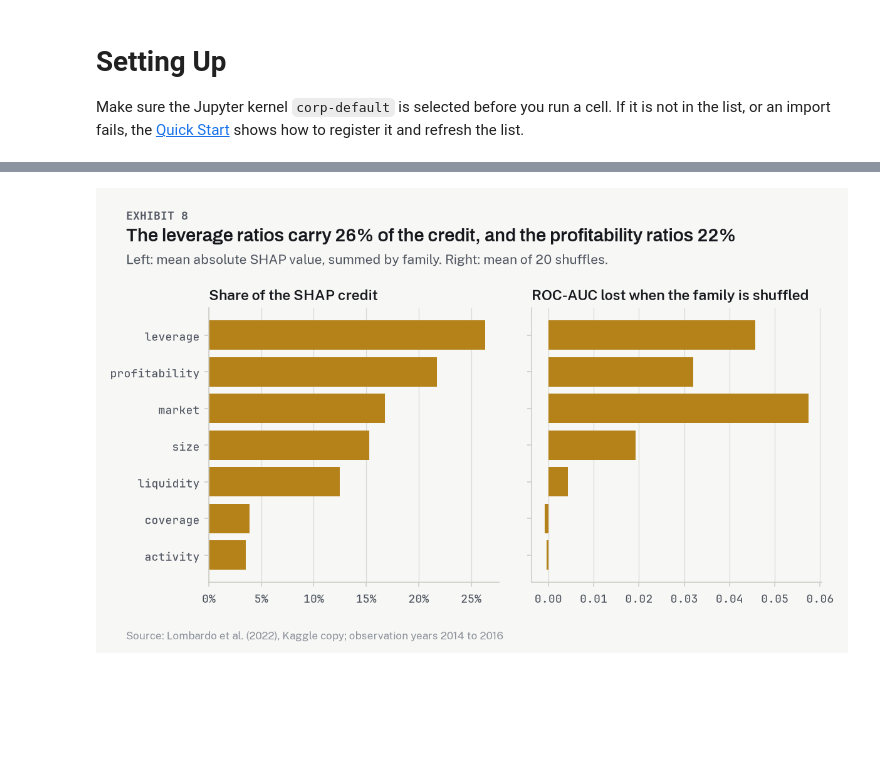
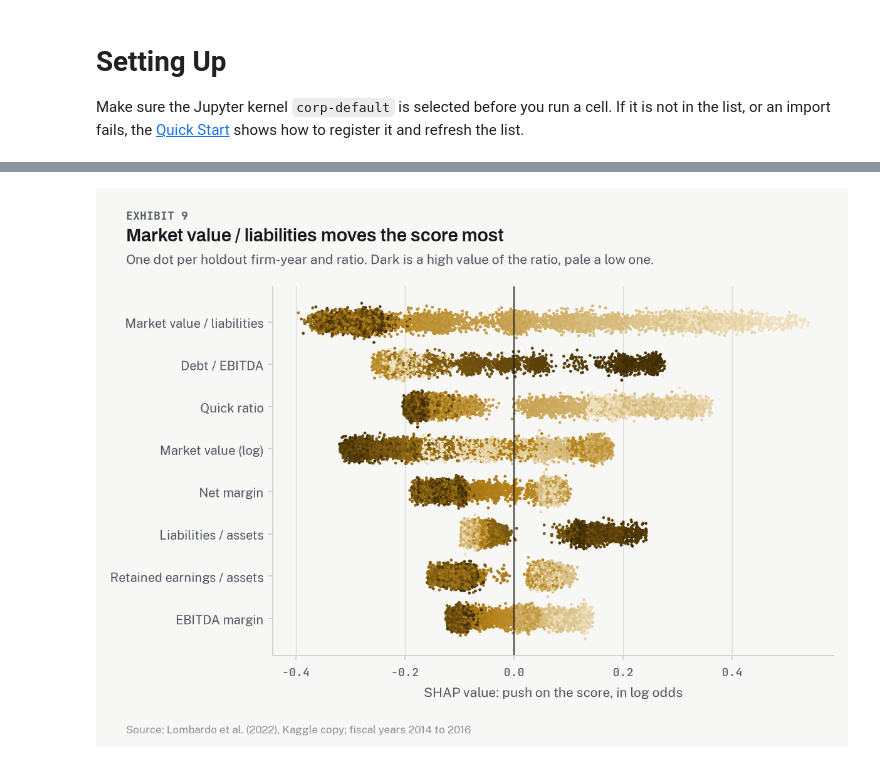
Before and after one commit to lenamonj/corp-default, a Jupyter notebook: notebooks/07_the_verdict.ipynb, the cells around one changed output, grey strips where cells are left out. Drawn from its saved outputs; the diff is of its cells as text; code cells hidden in the pictures; blank space fills up the shorter version.

```diff
--- a/notebooks/07_the_verdict.ipynb
+++ b/notebooks/07_the_verdict.ipynb
@@ -1118,58 +1186,33 @@ Q. Which families of ratios drive the score?
 # %%
-tree = fitted[CHOSEN]
-inputs_holdout = tree.prepare(sealed)
-explained = shap.TreeExplainer(tree.model)(inputs_holdout)
-credit = pd.DataFrame(explained.values, columns=RATIOS)
-FAMILY_OF = {name: family for family, members in FAMILIES.items() for name in members}
+TOP = credit.abs().mean().sort_values(ascending=False).index[:8]
+rank_of = inputs_holdout[RATIOS].rank(pct=True)
+ramp = LinearSegmentedColormap.from_list("ramp", ["#F1E4C3", COLORS["trees"], "#3B2A05"])
+jitter = np.random.default_rng(SEED).normal(0, 0.11, len(credit))
 
-by_family = credit.abs().mean().groupby(FAMILY_OF).sum()
-shap_share = (by_family / by_family.sum()).sort_values()
+fig, ax = plt.subplots(figsize=(viz.EXHIBIT_WIDTH_IN, 4.6))
+for y_at, name in enumerate(TOP[::-1]):
+    ax.scatter(credit[name], y_at + jitter, c=rank_of[name], cmap=ramp, s=5, linewidths=0,
+               rasterized=True)  # fmt: skip
+ax.axvline(0, color=viz.INK, linewidth=0.8)
+ax.set_yticks(range(len(TOP)), [viz.label(name) for name in TOP[::-1]])
+ax.set_xlabel("SHAP value: push on the score, in log odds")
+ax.grid(axis="y", visible=False)
 
-rng = np.random.default_rng(SEED)
-REPEATS = 20
-base_auc = roc_auc_score(sealed["target"], hold["pct"])
-drops = {}
-for family, members in FAMILIES.items():
-    falls = []
-    for _ in range(REPEATS):
-        shuffled = inputs_holdout.copy()
-        shuffled[members] = shuffled[members].to_numpy()[rng.permutation(len(shuffled))]
-        pct = within_year_percentile(
-            pd.Series(tree.model.predict_proba(shuffled)[:, 1]), sealed["year"]
-        )
-        falls.append(base_auc - roc_auc_score(sealed["target"], pct))
-    drops[family] = np.mean(falls)
-drops = pd.Series(drops)
-
-fig, (left, right) = plt.subplots(1, 2, figsize=(viz.EXHIBIT_WIDTH_IN, 3.6), sharey=True)
-left.barh(shap_share.index, shap_share, color=COLORS["trees"])
-right.barh(shap_share.index, drops[shap_share.index], color=COLORS["trees"])
-left.set_title("Share of the SHAP credit")
-right.set_title("ROC-AUC lost when the family is shuffled")
-left.xaxis.set_major_formatter(PercentFormatter(1, decimals=0))
-for ax in (left, right):
-    ax.grid(axis="y", visible=False)
-
-store.put("top_family", shap_share.index[-1])
-store.put("top_family_share", shap_share.iloc[-1])
-store.put("second_family", shap_share.index[-2])
-store.put("second_family_share", shap_share.iloc[-2])
-store.put("top_family_drop", drops[shap_share.index[-1]])
-store.put("top_by_shuffle", drops.idxmax())
-# The readings say: leverage leads by SHAP, the market family by shuffling, and coverage and
-# activity are last by both.
-assert shap_share.index[-1] == "leverage" and drops.idxmax() == "market"
-assert (
-    set(shap_share.index[:2])
-    == set(drops.abs().sort_values().index[:2])
-    == {"coverage", "activity"}
-)
+direction = pd.Series({name: credit[name].corr(rank_of[name], method="spearman") for name in TOP})
+store.put("top_ratio", TOP[0])
+store.put("second_ratio", TOP[1])
+store.put("third_ratio", TOP[2])
+store.put("top_ratio_share", credit[TOP[0]].abs().mean() / credit.abs().mean().sum())
+# The reading says each leading ratio pushes the way a credit analyst expects. Checked here.
+RAISES_RISK_WHEN_HIGH = {"debt_to_ebitda", "liabilities_to_assets"}
+assert all((direction[name] > 0) == (name in RAISES_RISK_WHEN_HIGH) for name in TOP)
+assert TOP[0] == "mve_to_liabilities"
 
 viz.exhibit(
     fig,
-    f"The {shap_share.index[-1]} ratios carry {shap_share.iloc[-1]:.0%} of the credit, and the "
-    f"{shap_share.index[-2]} ratios {shap_share.iloc[-2]:.0%}",
-    f"Left: mean absolute SHAP value, summed by family. Right: mean of {REPEATS} shuffles.",
-    f"{SOURCE}; observation years {HOLDOUT[0]} to {HOLDOUT[1]}",
+    f"{viz.label(TOP[0])} moves the score most",
+    "One dot per holdout firm-year and ratio. Dark is a high value of the ratio, pale a low one.",
+    f"{SOURCE}; fiscal years {HOLDOUT[0]} to {HOLDOUT[1]}",
 )
+direction.round(2).to_frame("rank correlation of the ratio with its SHAP value")
 # %% [output]
@@ -1176,2 +1228,2 @@ viz.exhibit(
-[figure, old version]
+[figure, new version]
 # %% [markdown]
```
Also changed, not shown: parts of 94 cells of this notebook, 36 other files.
